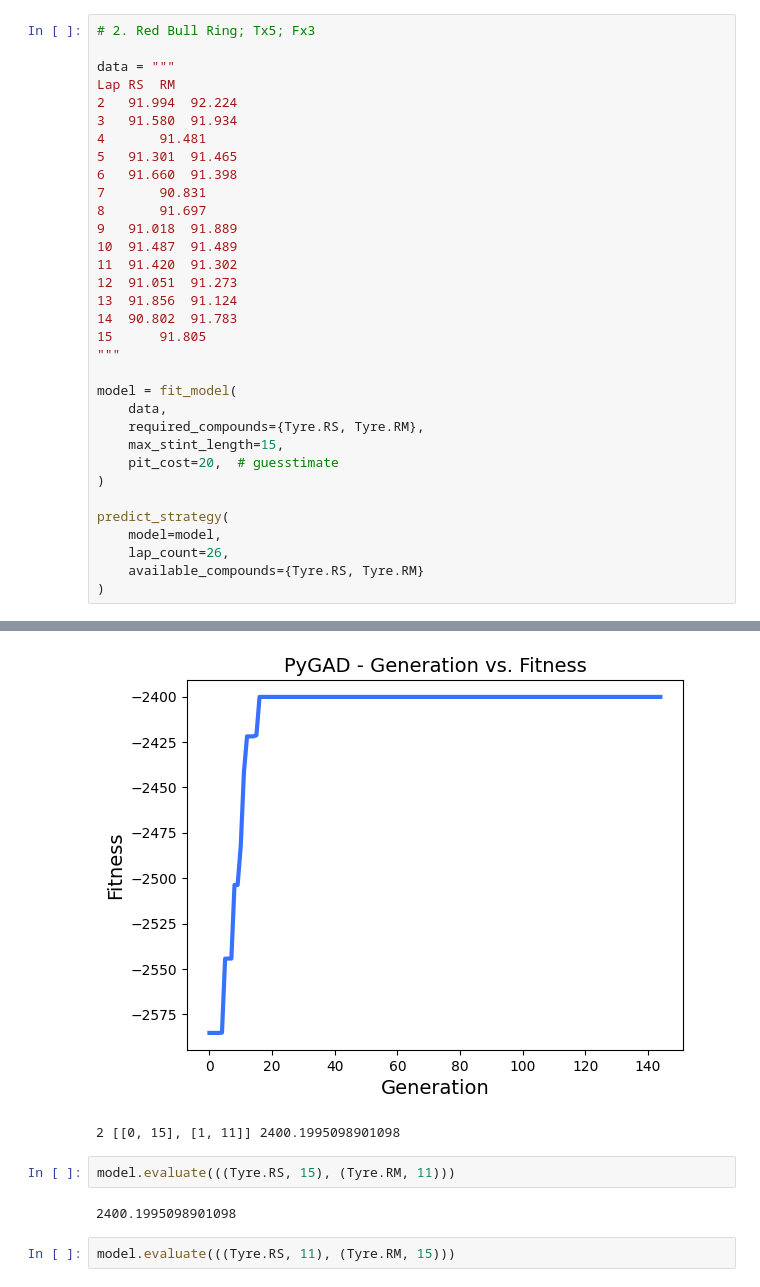
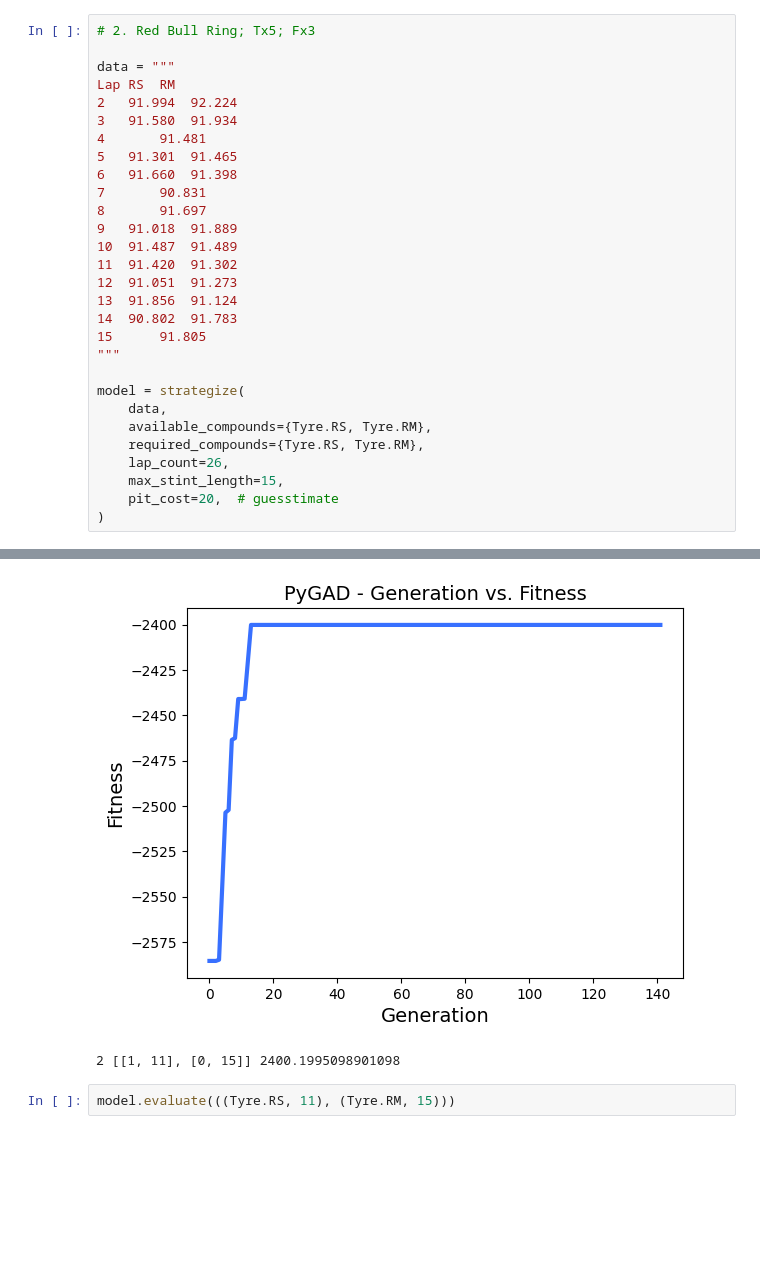
Before and after one commit to gediminasz/simracing, a Jupyter notebook: gtsrl/s52/strategy.ipynb, the cells around one changed output, grey strips where cells are left out. Cells and saved outputs as stored; diff of their text form; blank space fills up the shorter version.

```diff
--- a/gtsrl/s52/strategy.ipynb
+++ b/gtsrl/s52/strategy.ipynb
@@ -68,44 +62,36 @@ done
 # %%
 # 2. Red Bull Ring; Tx5; Fx3
 
 data = """
 Lap	RS	RM
 2	91.994	92.224
 3	91.580	91.934
 4		91.481
 5	91.301	91.465
 6	91.660	91.398
 7		90.831
 8		91.697
 9	91.018	91.889
 10	91.487	91.489
 11	91.420	91.302
 12	91.051	91.273
 13	91.856	91.124
 14	90.802	91.783
 15		91.805
 """
 
-model = fit_model(
+model = strategize(
     data,
+    available_compounds={Tyre.RS, Tyre.RM},
     required_compounds={Tyre.RS, Tyre.RM},
+    lap_count=26,
     max_stint_length=15,
     pit_cost=20,  # guesstimate
 )
-
-predict_strategy(
-    model=model,
-    lap_count=26,
-    available_compounds={Tyre.RS, Tyre.RM}
-)
 # %% [output]
 [figure]
-[figure, old version]
+[figure, new version]
-2 [[0, 15], [1, 11]] 2400.1995098901098
+2 [[1, 11], [0, 15]] 2400.1995098901098
-# %%
-model.evaluate(((Tyre.RS, 15), (Tyre.RM, 11)))
-# %% [output]
-2400.1995098901098
 # %%
 model.evaluate(((Tyre.RS, 11), (Tyre.RM, 15)))
 # %% [output]
```
Also changed, not shown: parts of 2 cells of this notebook, 6 other files.
